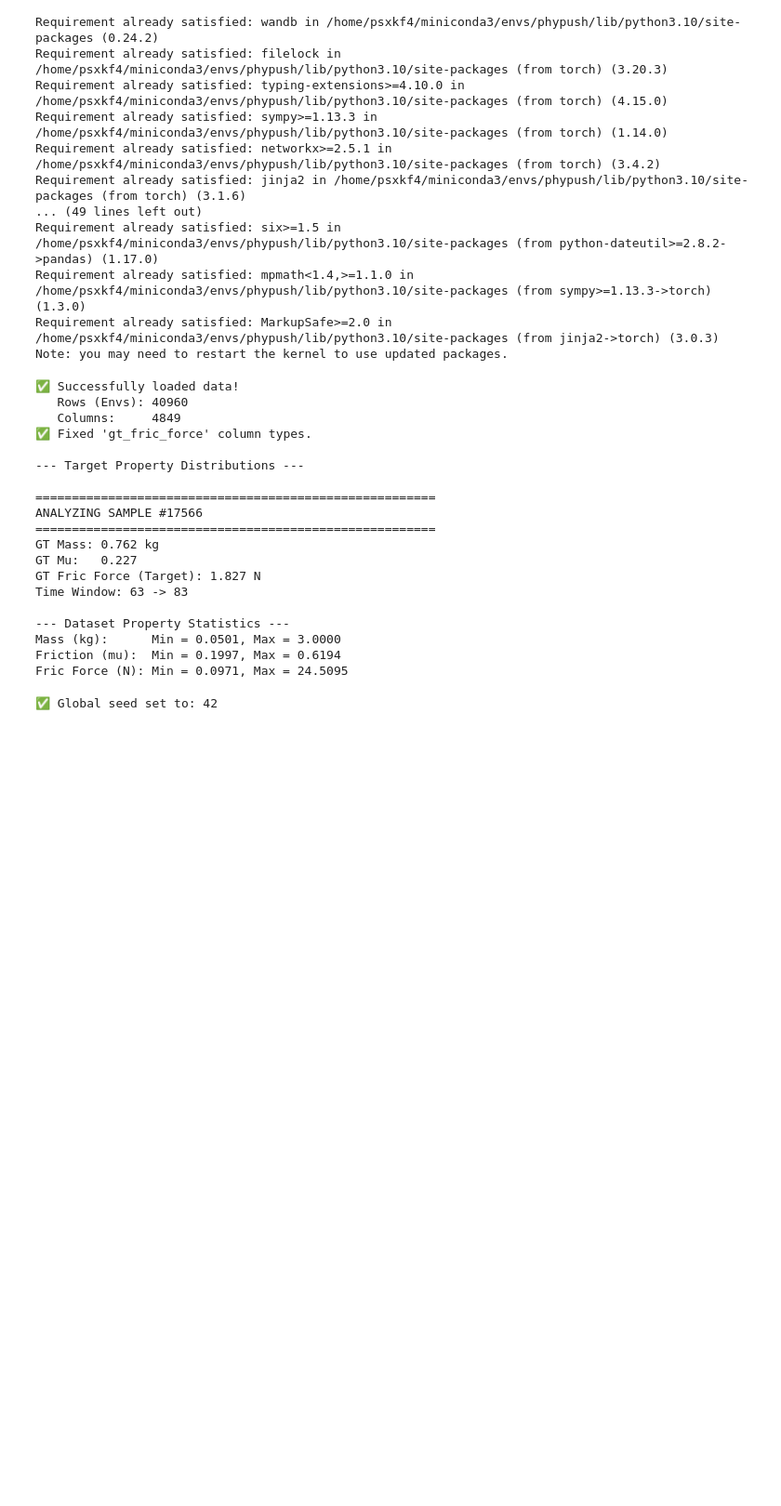
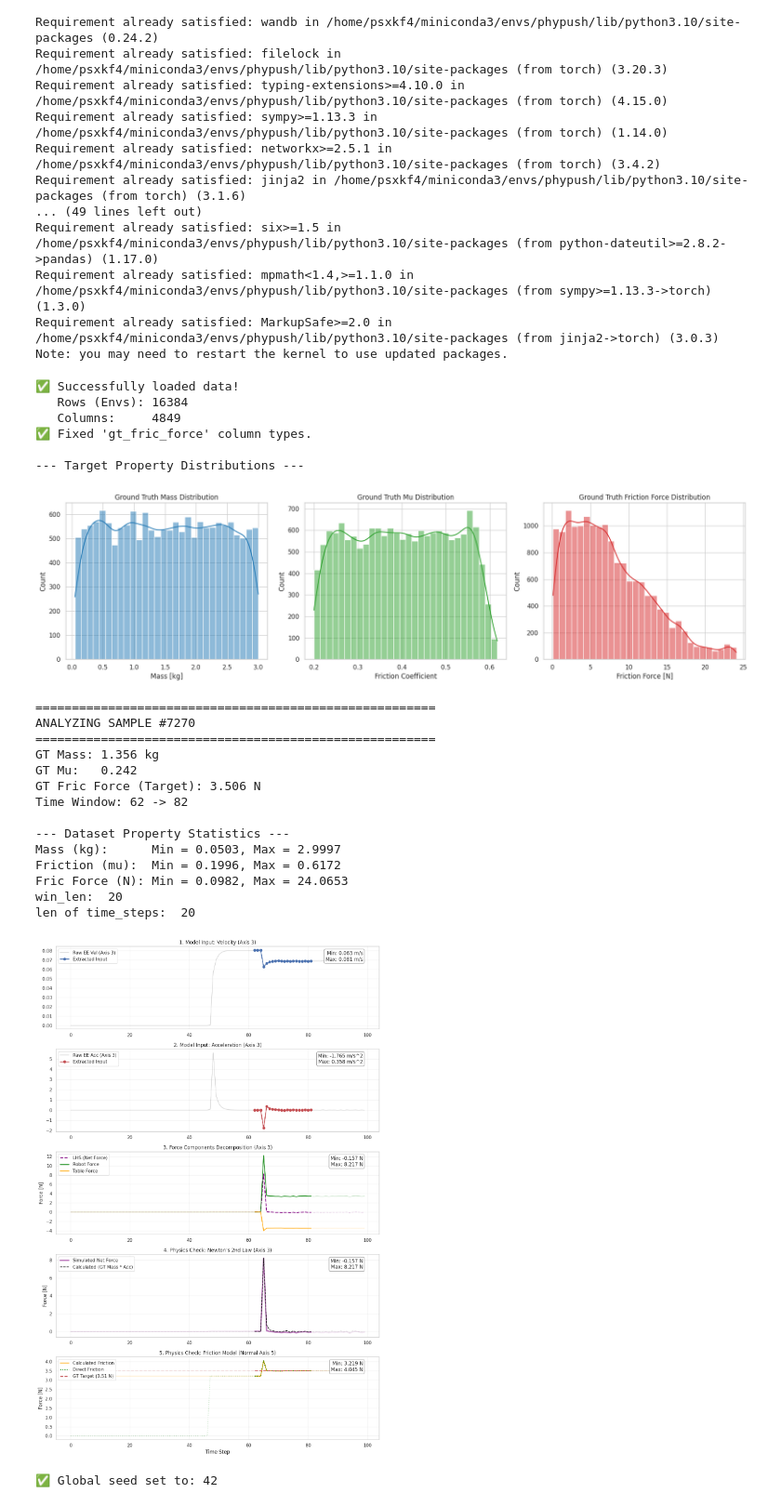
Before and after one commit to koyo-8144/offline_training_phypush, a Jupyter notebook: train.ipynb, the cells around one changed output. Shown at 93% size. Saved outputs shown, nothing was run; the diff lists cells and outputs as text; code cells hidden in the pictures; blank space fills up the shorter version.

```diff
--- a/train.ipynb
+++ b/train.ipynb
@@ -19,8 +19,7 @@ Requirement already satisfied: mpmath<1.4,>=1.1.0 in /home/psxkf4/miniconda3/env
 Requirement already satisfied: MarkupSafe>=2.0 in /home/psxkf4/miniconda3/envs/phypush/lib/python3.10/site-packages (from jinja2->torch) (3.0.3)
 Note: you may need to restart the kernel to use updated packages.
 # %%
-RUN_ALL_CELL = False
-PLOT_SHOW = False
+PLOT_SHOW = True
 # %%
 import torch
 import torch.nn as nn
@@ -36,7 +35,7 @@ import os
 # ==========================================
 # 1. CONFIGURATION
 # ==========================================
-CSV_PATH = "/home/psxkf4/IsaacLab/source/collected_data/offline_data_8192.csv"
+CSV_PATH = "/home/psxkf4/IsaacLab/source/collected_data/data_tb-3_ta17_vel0.0_acc0.0_test.csv"
 
 # Set plot style
 sns.set_theme(style="whitegrid")
@@ -183,8 +182,11 @@ if 'df' in locals():
     robot_wrench = get_sequence_data(row, "pinn_robot_wrench")
     table_wrench = get_sequence_data(row, "pinn_table_wrench")
 
+    win_len = len(input_cols)
     start_t = int(row['start_t'])
     time_steps = np.arange(start_t, start_t + win_len)
+    print("win_len: ", win_len)
+    print("len of time_steps: ", len(time_steps))
 
     # --- 3. CALCULATIONS ---
     # Newton Check
@@ -262,47 +264,50 @@ if 'df' in locals():
     axes[4].plot(fric_force_calc_profile, color='orange', alpha=0.2)
     axes[4].plot(fric_force_direct_profile, color='green', linestyle=':', linewidth=2, alpha=0.2)
     axes[4].plot(fric_force_gt_line, 'r--', linewidth=2, alpha=0.2)
 
     # Foreground
     calc_win = fric_force_calc_profile[time_steps]
     axes[4].plot(time_steps, calc_win, label='Calculated Friction', color='orange', linewidth=2)
     axes[4].plot(time_steps, fric_force_direct_profile[time_steps], label='Direct Friction', color='green', linestyle=':', linewidth=2)
     axes[4].plot(time_steps, fric_force_gt_line[time_steps], 'r--', label=f'GT Target ({gt_fric_force_val:.2f} N)', linewidth=2)
 
     axes[4].set_title(f"5. Physics Check: Friction Model (Normal Axis {AXIS_VERTICAL})")
     axes[4].set_ylabel("Force [N]")
     axes[4].set_xlabel("Time Step")
     add_min_max_text(axes[4], calc_win, "N") # Add stats for Calculated Friction
     axes[4].legend(loc='upper left')
 
     for ax in axes:
         ax.grid(True, alpha=0.3)
 
     if PLOT_SHOW:
         plt.tight_layout()
         plt.show()
     else:
         plt.close(fig)
 # %% [output]
 ✅ Successfully loaded data!
-   Rows (Envs): 40960
+   Rows (Envs): 16384
    Columns:     4849
 ✅ Fixed 'gt_fric_force' column types.
 
 --- Target Property Distributions ---
-
-=======================================================
-ANALYZING SAMPLE #17566
-=======================================================
-GT Mass: 0.762 kg
-GT Mu:   0.227
-GT Fric Force (Target): 1.827 N
-Time Window: 63 -> 83
-
---- Dataset Property Statistics ---
-Mass (kg):      Min = 0.0501, Max = 3.0000
-Friction (mu):  Min = 0.1997, Max = 0.6194
-Fric Force (N): Min = 0.0971, Max = 24.5095
+[figure, added]
+=======================================================
+ANALYZING SAMPLE #7270
+=======================================================
+GT Mass: 1.356 kg
+GT Mu:   0.242
+GT Fric Force (Target): 3.506 N
+Time Window: 62 -> 82
+
+--- Dataset Property Statistics ---
+Mass (kg):      Min = 0.0503, Max = 2.9997
+Friction (mu):  Min = 0.1996, Max = 0.6172
+Fric Force (N): Min = 0.0982, Max = 24.0653
+win_len:  20
+len of time_steps:  20
+[figure, added]
 # %%
 import random
 import os
```
Also changed, not shown: parts of 6 cells of this notebook, 1 other file.
